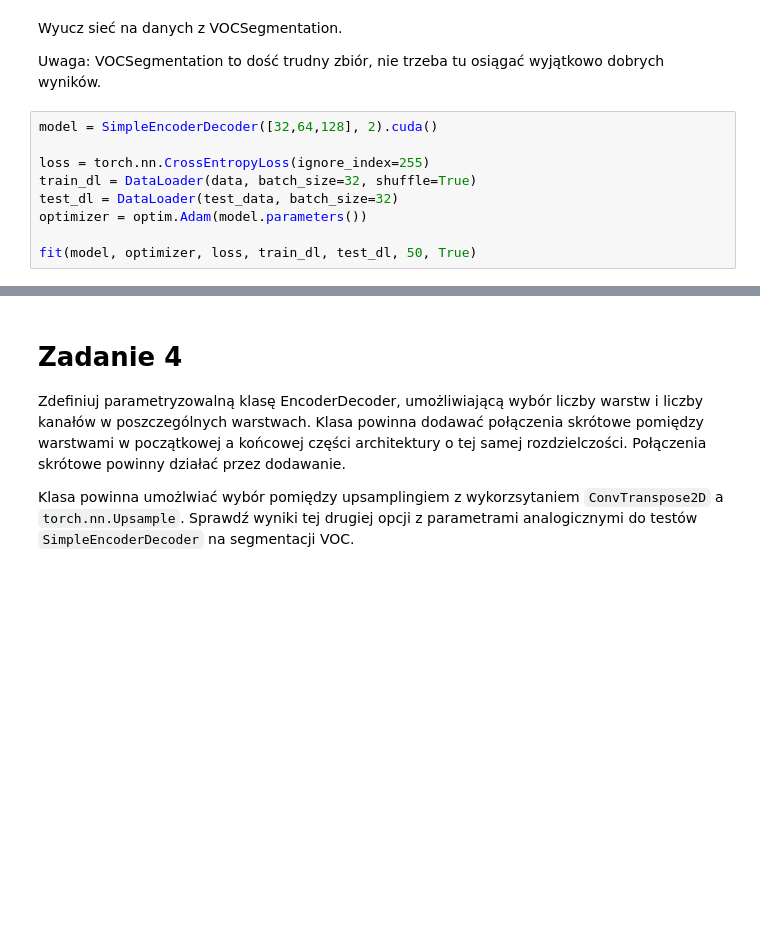
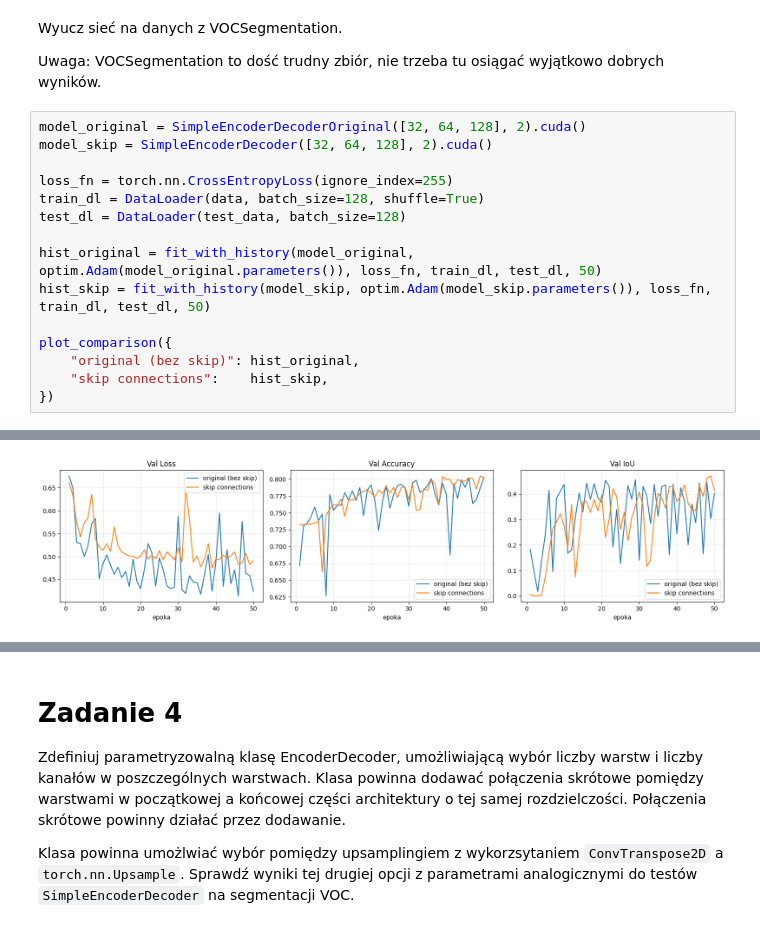
Before and after one commit to mikolaj-olesinski/Deep-Neural-Networks-PWR, a Jupyter notebook: lab8/lab8.ipynb, the cells around one changed output, grey strips where cells are left out. Saved outputs shown, nothing was run; the diff lists cells and outputs as text; blank space fills up the shorter version.

```diff
--- a/lab8/lab8.ipynb
+++ b/lab8/lab8.ipynb
@@ -316,11 +390,18 @@ Wyucz sieć na danych z VOCSegmentation.
 
 Uwaga: VOCSegmentation to dość trudny zbiór, nie trzeba tu osiągać wyjątkowo dobrych wyników.
 # %%
-model = SimpleEncoderDecoder([32,64,128], 2).cuda()
+model_original = SimpleEncoderDecoderOriginal([32, 64, 128], 2).cuda()
+model_skip = SimpleEncoderDecoder([32, 64, 128], 2).cuda()
 
-loss = torch.nn.CrossEntropyLoss(ignore_index=255)
-train_dl = DataLoader(data, batch_size=32, shuffle=True)
-test_dl = DataLoader(test_data, batch_size=32)
-optimizer = optim.Adam(model.parameters())
+loss_fn = torch.nn.CrossEntropyLoss(ignore_index=255)
+train_dl = DataLoader(data, batch_size=128, shuffle=True)
+test_dl = DataLoader(test_data, batch_size=128)
 
-fit(model, optimizer, loss, train_dl, test_dl, 50, True)
+hist_original = fit_with_history(model_original, optim.Adam(model_original.parameters()), loss_fn, train_dl, test_dl, 50)
+hist_skip = fit_with_history(model_skip, optim.Adam(model_skip.parameters()), loss_fn, train_dl, test_dl, 50)
+
+plot_comparison({
+    "original (bez skip)": hist_original,
+    "skip connections":    hist_skip,
+})
+# %% [output]
@@ -326,0 +425 @@ fit(model, optimizer, loss, train_dl, test_dl, 50, True)
+[figure, added]
```
Also changed, not shown: parts of 15 cells of this notebook, 1 other file.
